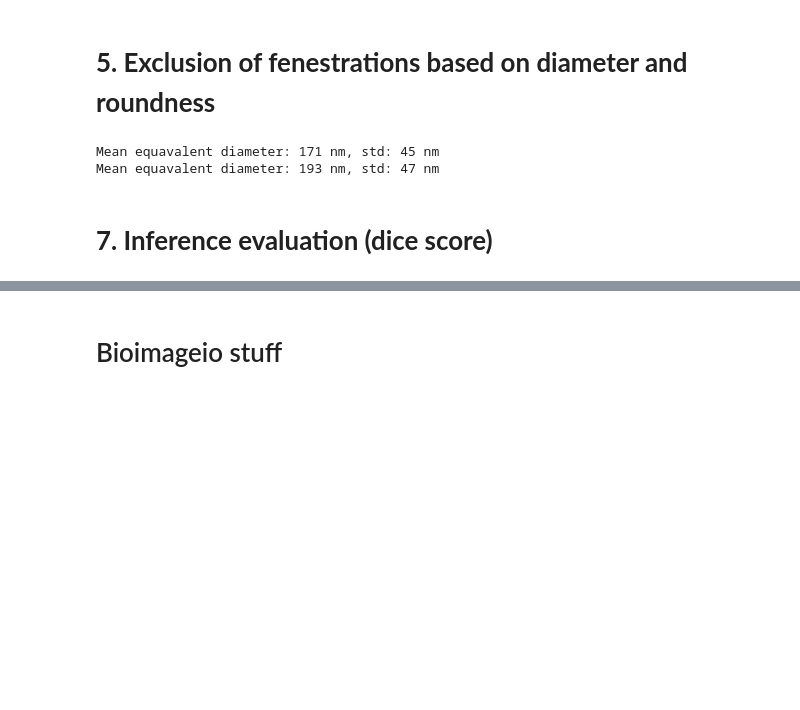
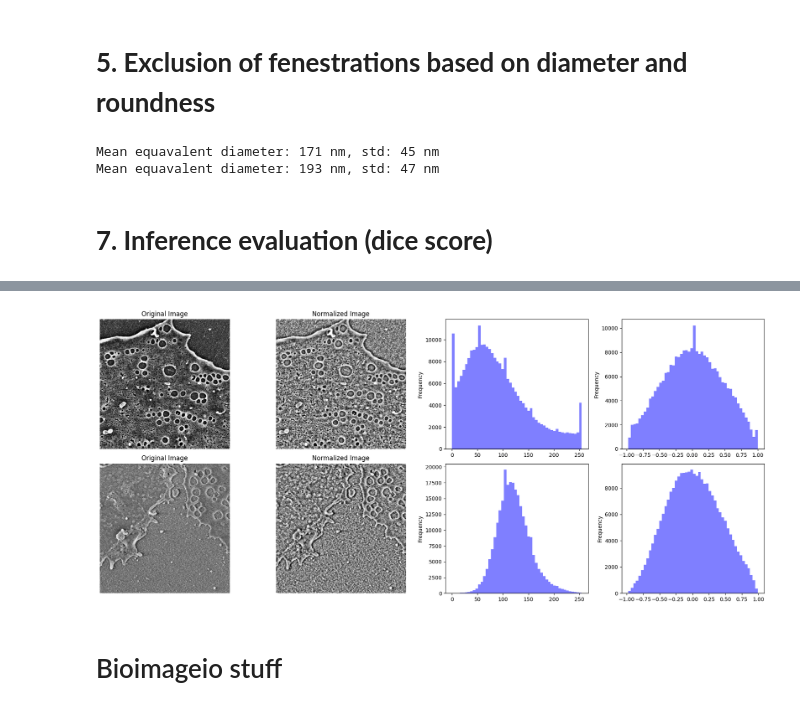
Before and after one commit to marketakvasova/LSEC_segmentation, a Jupyter notebook: automatic_image_segmentation.ipynb, the cells around one changed output, grey strips where cells are left out. Drawn from its saved outputs; the diff is of its cells as text; code cells hidden in the pictures; blank space fills up the shorter version.

```diff
--- a/automatic_image_segmentation.ipynb
+++ b/automatic_image_segmentation.ipynb
@@ -1210,13 +1229,13 @@ class UNET(nn.Module):
 # training_masks = './gdrive/MyDrive/lsecs/cropped_selections/train_masks' #@param {type:"string"}
 # validation_images = './gdrive/MyDrive/lsecs/cropped_selections/val_images' #@param {type:"string"}
 # validation_masks = './gdrive/MyDrive/lsecs/cropped_selections/val_masks' #@param {type:"string"}
-training_images = './gdrive/MyDrive/lsecs/cropped_selections/patches_med5/train_image_patches' #@param {type:"string"}
-training_masks = './gdrive/MyDrive/lsecs/cropped_selections/patches_med5/train_mask_patches' #@param {type:"string"}
-validation_images = './gdrive/MyDrive/lsecs/cropped_selections/patches_med5/val_image_patches' #@param {type:"string"}
-validation_masks = './gdrive/MyDrive/lsecs/cropped_selections/patches_med5/val_mask_patches' #@param {type:"string"}
+training_images = './gdrive/MyDrive/lsecs/cropped_selections/patches_28/train_image_patches' #@param {type:"string"}
+training_masks = './gdrive/MyDrive/lsecs/cropped_selections/patches_28/train_mask_patches' #@param {type:"string"}
+validation_images = './gdrive/MyDrive/lsecs/cropped_selections/patches_28/val_image_patches' #@param {type:"string"}
+validation_masks = './gdrive/MyDrive/lsecs/cropped_selections/patches_28/val_mask_patches' #@param {type:"string"}
 
 create_patches = False # @param {type:"boolean"}
-output_patches_folder = './gdrive/MyDrive/lsecs/cropped_selections/patches_med5' #@param {type:"string"}
+output_patches_folder = './gdrive/MyDrive/lsecs/cropped_selections/patches_8' #@param {type:"string"}
 
 training_images = training_images.strip()
 training_masks = training_masks.strip()
@@ -1235,7 +1254,7 @@ if not os.path.exists(validation_masks):
     print(f'{validation_masks} does not exist.')
 # %%
 SAVE_PATCHES_TO_DISK = True
-patch_size = 512
+patch_size = 224
 
 if create_patches:
     if SAVE_PATCHES_TO_DISK:
@@ -1253,8 +1272,11 @@ else: # The patches will be read from disk
     # image_patches_path = os.path.join(output_folder, 'image_patches')
     # mask_patches_path = os.path.join(output_folder, 'mask_patches')
 
-print(f'Training image patches are located in {train_img_patches_path}')
+print(f'Training image patches are located in {train_img_patches_path}, {len(os.listdir(train_img_patches_path))} patches.')
 print(f'Training mask patches are located in {train_mask_patches_path}')
-print(f'Validation image patches are located in {val_img_patches_path}')
+print(f'Validation image patches are located in {val_img_patches_path}, {len(os.listdir(val_img_patches_path))} patches.')
 print(f'Validation mask patches are located in {val_mask_patches_path}')
+
+# print(len(os.listdir(train_img_patches_path)))
+# print(len(os.listdir(val_img_patches_path)))
 # %% [output]
@@ -2435,3 +2422,76 @@ with torch.no_grad():
     # # output_mask = np.where(output_probs > 127, 255, 0)
     # output_mask = output_mask.astype(np.uint8)
     # return output_mask
+# %%
+import matplotlib.pyplot as plt
+import numpy as np
+
+# Define paths to your images
+image_paths = ['./gdrive/MyDrive/lsecs/clahe/p1.tif', './gdrive/MyDrive/lsecs/clahe/p2.tif']
+
+
+
+def normalize_hist(img):
+    clahe = cv.createCLAHE(10, tileGridSize=(38, 38))
+    img = clahe.apply(img)
+    img = cv.medianBlur(img, 3)
+    return img
+
+
+
+# Read and normalize images
+images = []
+normalized_images = []
+for path in image_paths:
+    # Read image with OpenCV in grayscale
+    img = cv.imread(path, cv.IMREAD_GRAYSCALE)
+    # Convert image to float32
+    print(np.mean(img))
+    images.append(img)
+    img = normalize_hist(img)
+    # clahe = cv.createCLAHE(clipLimit=np.mean(img)/10, tileGridSize=(8, 8))
+    # img = clahe.apply(img)
+    # img = cv.medianBlur(img, 3)
+    img = img.astype('float32')
+    img = (img - 0.5 * 255.0) / (0.5 * 255.0)
+    print(np.mean(img))
+    # Normalize image to have mean 0 and std 1
+    # img /= 255.0  # Scale to range [0, 1]
+    # img -= np.mean(img)  # Subtract mean
+    # img /= np.std(img)   # Divide by std
+    # Append normalized image to the list
+
+
+
+    normalized_images.append(img)
+
+# Plot the images
+
+fig, axes = plt.subplots(2, 4, figsize=(18, 8))
+
+for i in range(2):
+    # Plot original image
+    axes[i, 0].imshow(images[i], cmap='gray')
+    axes[i, 0].set_title('Original Image')
+    axes[i, 0].axis('off')
+
+    # Plot normalized image
+    axes[i, 1].imshow(normalized_images[i], cmap='gray', vmin=-1, vmax=1)
+    axes[i, 1].set_title('Normalized Image')
+    axes[i, 1].axis('off')
+
+    axes[i, 2].hist(images[i].flatten(), bins=50, color='blue', alpha=0.5)
+    axes[i, 2].set_ylabel('Frequency')
+
+    axes[i, 3].hist(normalized_images[i].flatten(), bins=50, color='blue', alpha=0.5)
+    axes[i, 3].set_ylabel('Frequency')
+
+plt.tight_layout()
+plt.show()
+
+# for i, ax in enumerate(axes.flat):
+#     ax.imshow(images[i], cmap='gray', vmin=-1, vmax=1)
+#     ax.axis('off')
+
+# plt.show()
+# %% [output]
@@ -2438,3 +2502,4 @@ with torch.no_grad():
+[figure, added]
 # %% [markdown]
 # Bioimageio stuff
 # %%
```
Also changed, not shown: parts of 10 cells of this notebook.
